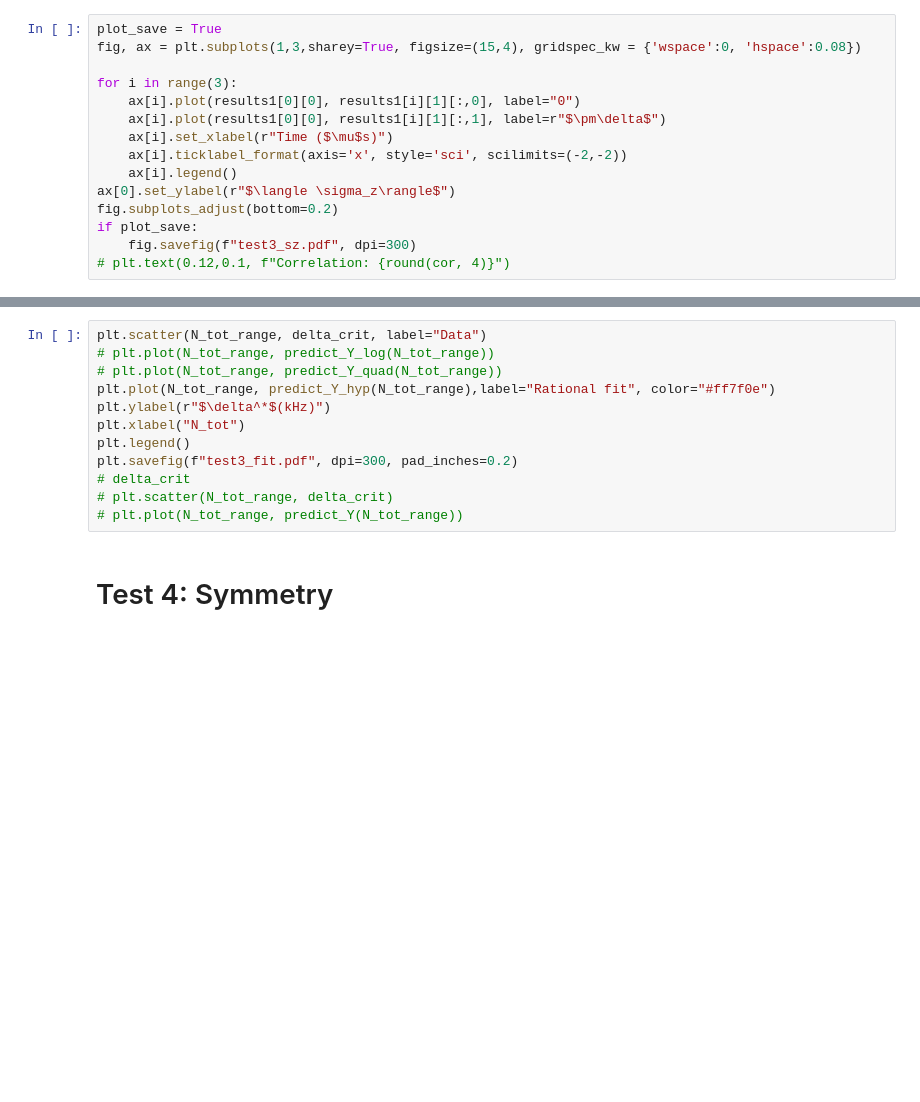
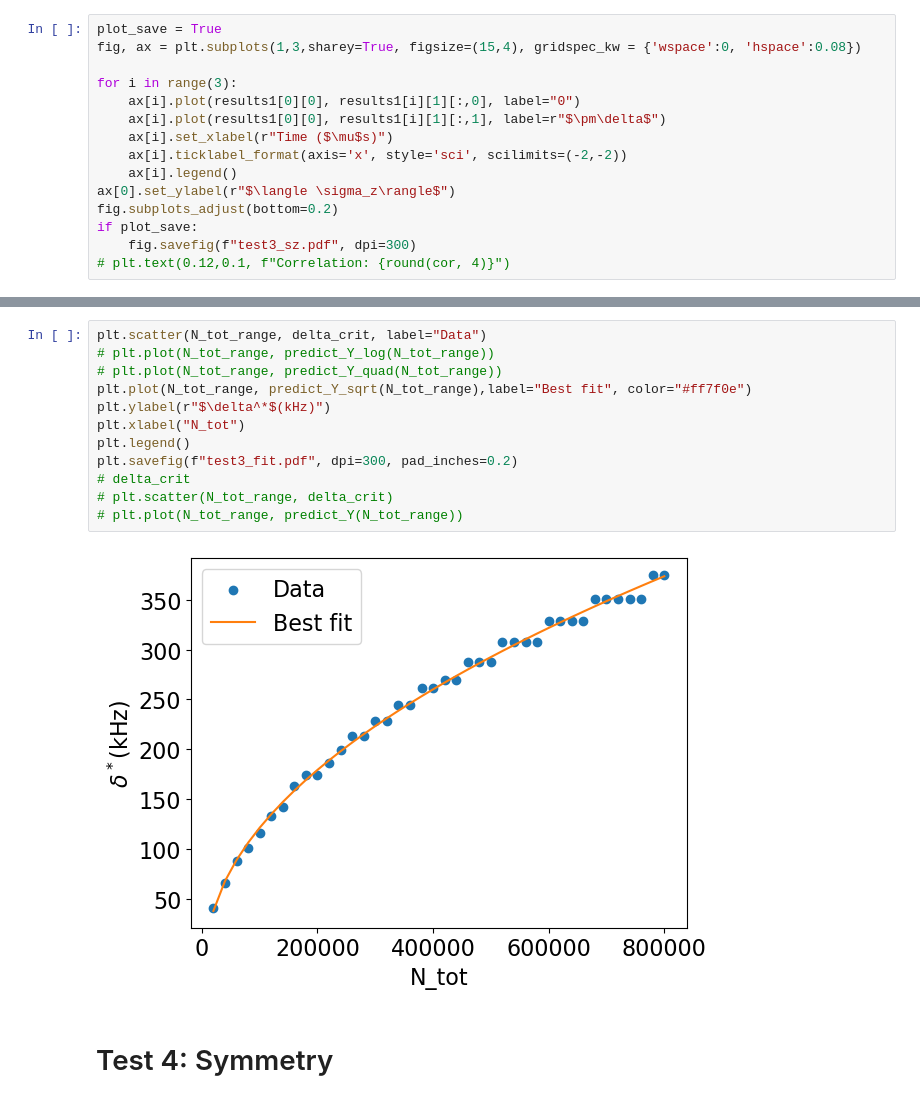
Before and after one commit to VodkaSin/Cuda_C_spin_sync, a Jupyter notebook: CUDA_code/cuda_run.ipynb, the cells around one changed output, grey strips where cells are left out. Saved outputs shown, nothing was run; the diff lists cells and outputs as text; blank space fills up the shorter version.

```diff
--- a/CUDA_code/cuda_run.ipynb
+++ b/CUDA_code/cuda_run.ipynb
@@ -596,15 +636,17 @@ def predict_Y_hyp(X):
 # %%
 plt.scatter(N_tot_range, delta_crit, label="Data")
 # plt.plot(N_tot_range, predict_Y_log(N_tot_range))
 # plt.plot(N_tot_range, predict_Y_quad(N_tot_range))
-plt.plot(N_tot_range, predict_Y_hyp(N_tot_range),label="Rational fit", color="#ff7f0e")
+plt.plot(N_tot_range, predict_Y_sqrt(N_tot_range),label="Best fit", color="#ff7f0e")
 plt.ylabel(r"$\delta^*$(kHz)")
 plt.xlabel("N_tot")
 plt.legend()
 plt.savefig(f"test3_fit.pdf", dpi=300, pad_inches=0.2)
 # delta_crit
 # plt.scatter(N_tot_range, delta_crit)
 # plt.plot(N_tot_range, predict_Y(N_tot_range))
+# %% [output]
+[figure, added]
 # %% [markdown]
 # Test 4: Symmetry
 # %%
```
Also changed, not shown: parts of 5 cells of this notebook.
